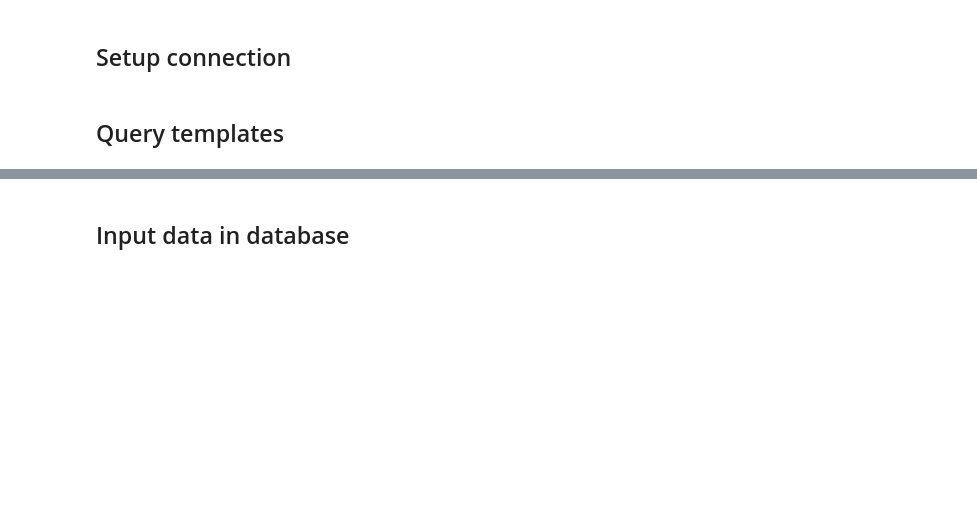
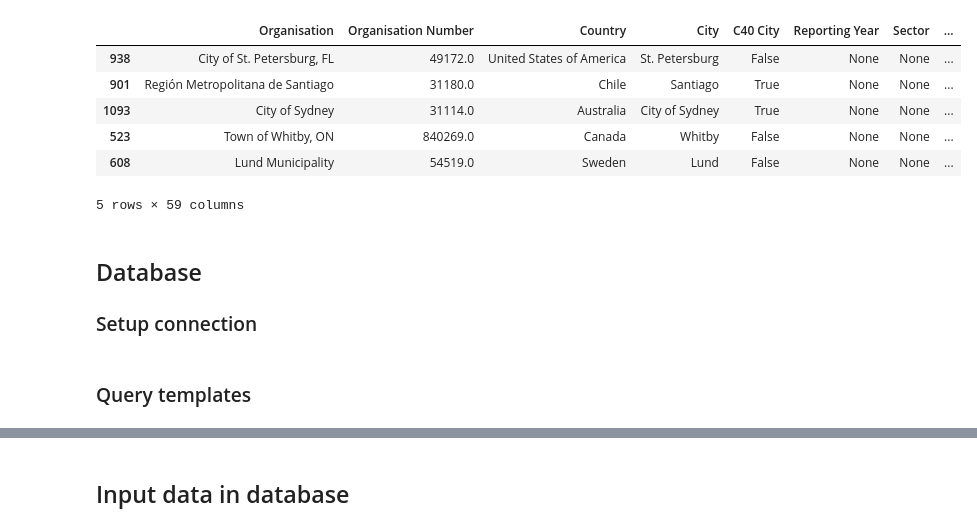
Before and after one commit to Gruppe-H/DB-Assignment3, a Jupyter notebook: DB-Assignment3.ipynb, the cells around one changed output, grey strips where cells are left out. Saved outputs shown, nothing was run; the diff lists cells and outputs as text; code cells hidden in the pictures; blank space fills up the shorter version.

```diff
--- a/DB-Assignment3.ipynb
+++ b/DB-Assignment3.ipynb
@@ -65,5 +89,18 @@ for df in dataframes:
+# %%
+df = merged_df.replace({np.nan: None})
+# %%
+df.sample(5)
+# %% [output]
+|  | Organisation | Organisation Number | Country | City | C40 City | Reporting Year | Sector | ... |
+| 938 | City of St. Petersburg, FL | 49172.0 | United States of America | St. Petersburg | False | None | None | ... |
+| 901 | Región Metropolitana de Santiago | 31180.0 | Chile | Santiago | True | None | None | ... |
+| 1093 | City of Sydney | 31114.0 | Australia | City of Sydney | True | None | None | ... |
+| 523 | Town of Whitby, ON | 840269.0 | Canada | Whitby | False | None | None | ... |
+| 608 | Lund Municipality | 54519.0 | Sweden | Lund | False | None | None | ... |
+5 rows × 59 columns
 # %% [markdown]
-## Setup connection
+## Database
+### Setup connection
 # %%
 # DB URI and authentication
 URI = "bolt://localhost:7687"
@@ -73,7 +110,7 @@ driver = GraphDatabase.driver(URI, auth=AUTH)
 # %%
 driver.verify_connectivity()
 # %% [markdown]
-## Query templates
+### Query templates
 # %%
 # template write request
 def write_query(query, params={}):
```
Also changed, not shown: parts of 56 cells of this notebook.
